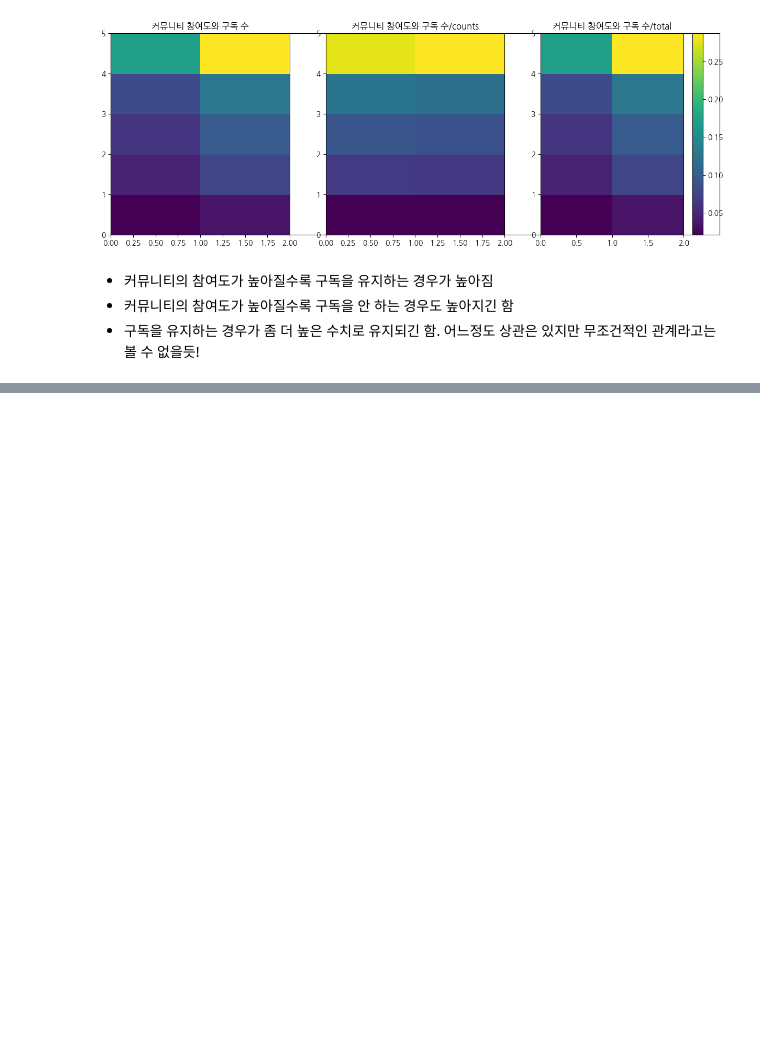
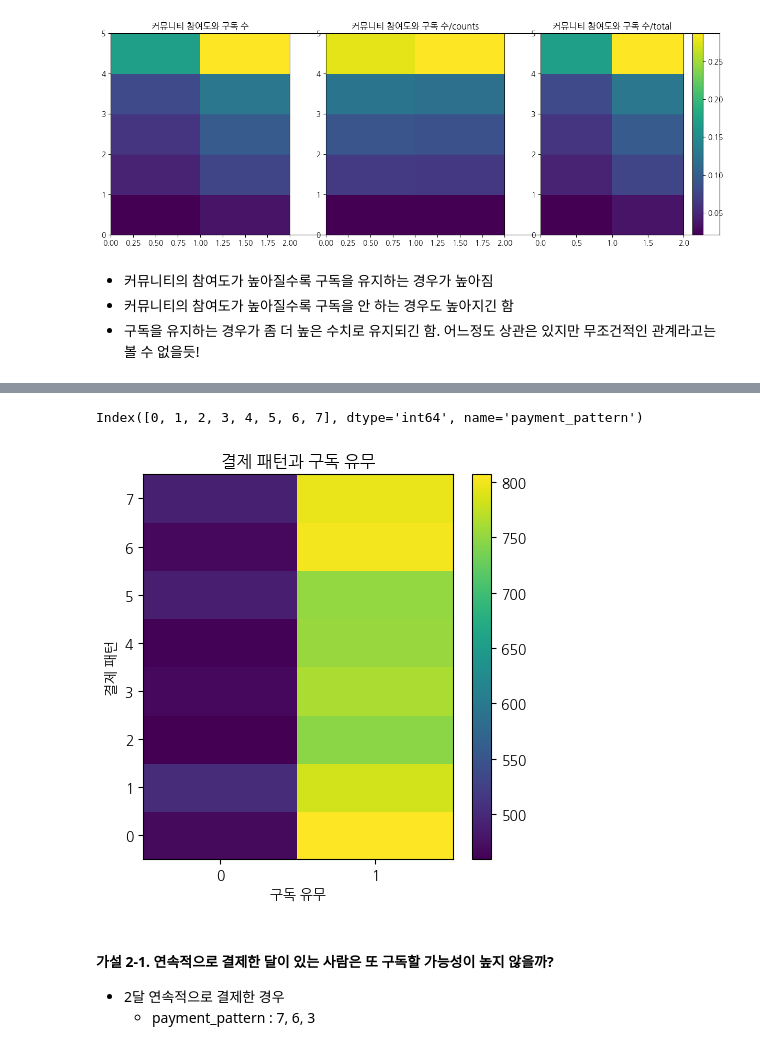
Before and after one commit to bobo-0/WASSUP4, a Jupyter notebook: 05_Data_Analysis/DA_Mini_Project.ipynb, the cells around one changed output, grey strips where cells are left out. Saved outputs shown, nothing was run; the diff lists cells and outputs as text; code cells hidden in the pictures; blank space fills up the shorter version.

```diff
--- a/05_Data_Analysis/DA_Mini_Project.ipynb
+++ b/05_Data_Analysis/DA_Mini_Project.ipynb
@@ -673,0 +670,6 @@ plt.colorbar()
+# %%
+payment_pivot_table = pd.pivot_table(all_data, values='user_id',
+                       index=['payment_pattern'],
+                       columns=['target'],
+                       aggfunc="count")
+payment_pivot_table
@@ -673,0 +687,24 @@ plt.colorbar()
+# %%
+payment_pivot_table.index
+# %% [output]
+Index([0, 1, 2, 3, 4, 5, 6, 7], dtype='int64', name='payment_pattern')
+# %%
+plt.figure(figsize=(5,5))
+
+plt.pcolor(payment_pivot_table)
+
+plt.xticks(np.arange(0.5, len(payment_pivot_table.columns), 1), payment_pivot_table.columns)
+plt.yticks(np.arange(0.5, len(payment_pivot_table.index), 1), payment_pivot_table.index)
+
+plt.title('결제 패턴과 구독 유무')
+plt.xlabel('구독 유무')
+plt.ylabel('결제 패턴')
+
+plt.colorbar()
+plt.show()
+# %% [output]
+[figure, added]
+# %% [markdown]
+#### 가설 2-1. 연속적으로 결제한 달이 있는 사람은 또 구독할 가능성이 높지 않을까?
+* 2달 연속적으로 결제한 경우
+    * payment_pattern : 7, 6, 3
```
Also changed, not shown: parts of 21 cells of this notebook.
